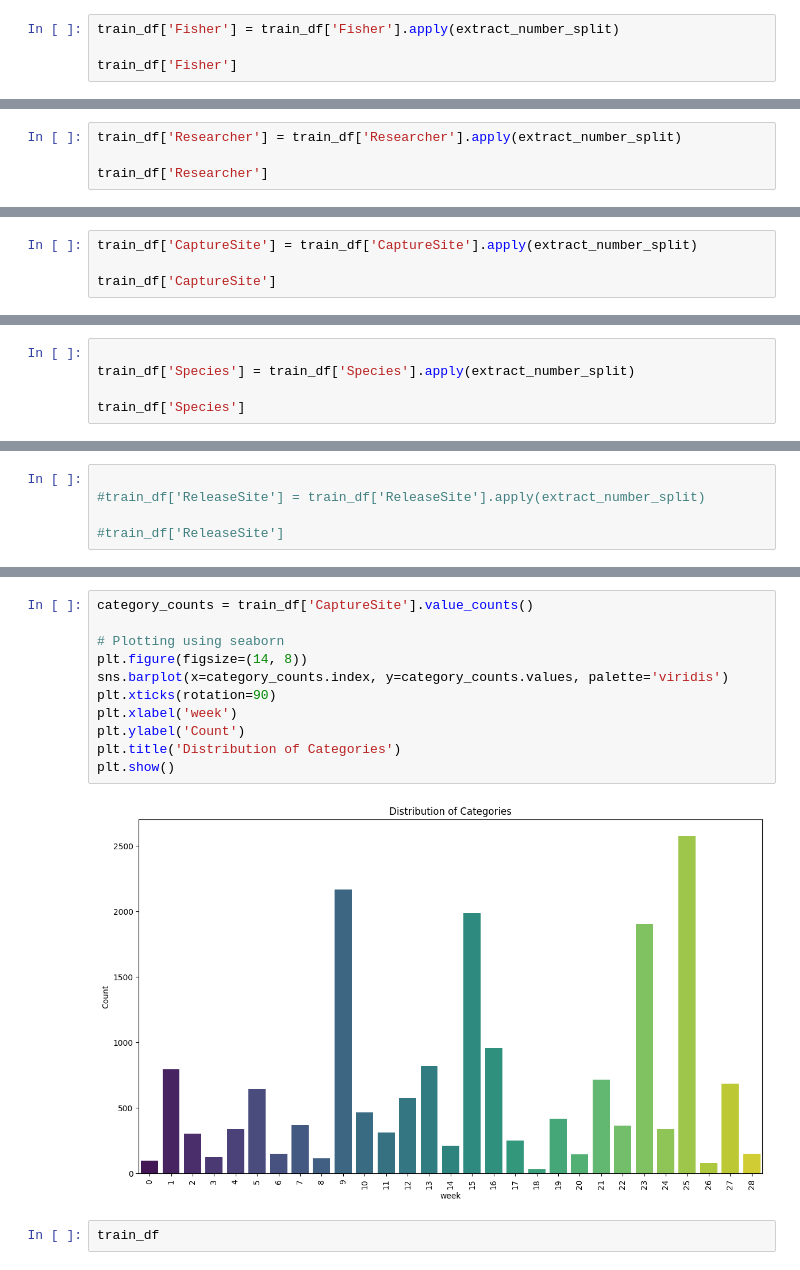
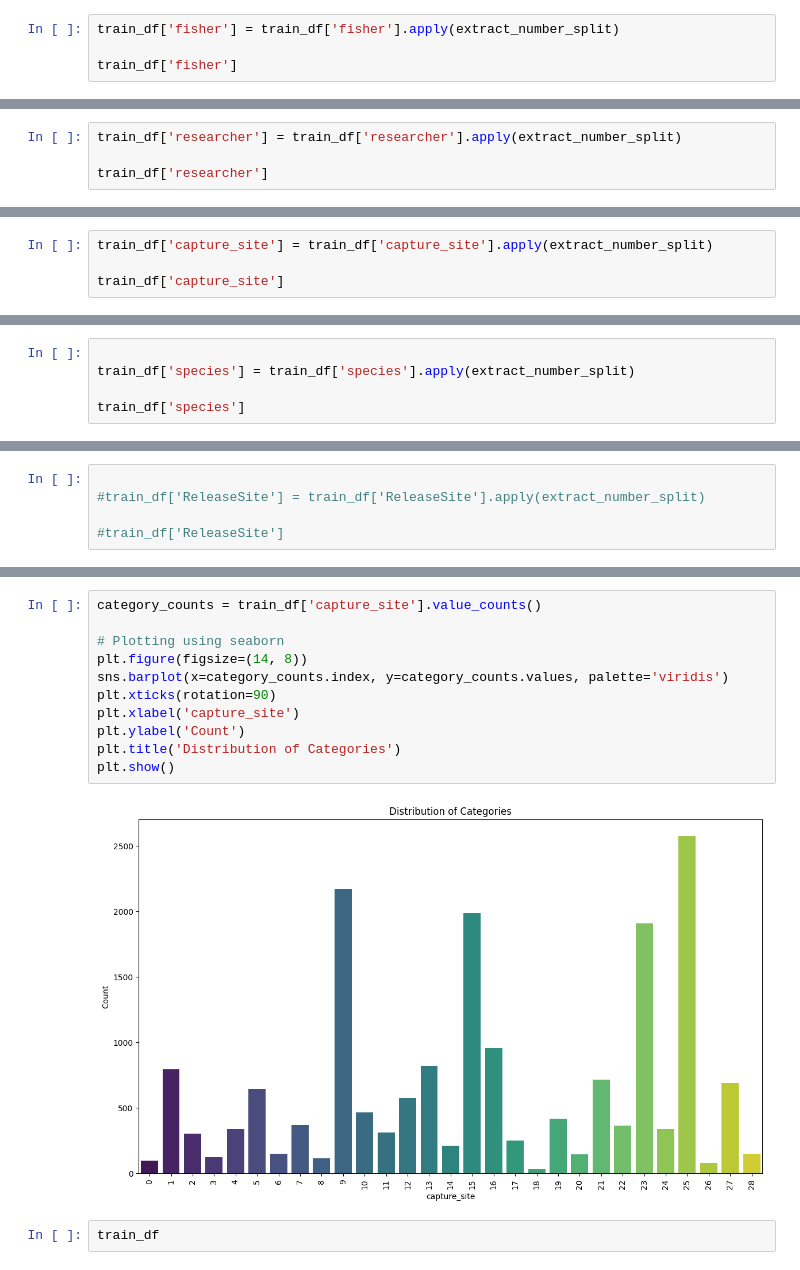
Before and after one commit to mrachelb/turtle-rav, a Jupyter notebook: EDA-Adel-WarmUp.ipynb, the cells around one changed output, grey strips where cells are left out. Cells and saved outputs as stored; diff of their text form.

```diff
--- a/EDA-Adel-WarmUp.ipynb
+++ b/EDA-Adel-WarmUp.ipynb
@@ -128,9 +135,9 @@ extract_number_split('Fischer_5')
 # %% [output]
 5
 # %%
-train_df['Fisher'] = train_df['Fisher'].apply(extract_number_split)
+train_df['fisher'] = train_df['fisher'].apply(extract_number_split)
 
-train_df['Fisher']
+train_df['fisher']
 # %% [output]
 0        1072
 1         520
@@ -147,7 +154,7 @@ Name: Fisher, Length: 18062, dtype: int64
 # %%
-train_df['Researcher'] = train_df['Researcher'].apply(extract_number_split)
+train_df['researcher'] = train_df['researcher'].apply(extract_number_split)
 
-train_df['Researcher']
+train_df['researcher']
 # %% [output]
 0        25
 1         6
@@ -164,7 +171,7 @@ Name: Researcher, Length: 18062, dtype: int64
 # %%
-train_df['CaptureSite'] = train_df['CaptureSite'].apply(extract_number_split)
+train_df['capture_site'] = train_df['capture_site'].apply(extract_number_split)
 
-train_df['CaptureSite']
+train_df['capture_site']
 # %% [output]
 0        0
 1        0
@@ -181,8 +188,8 @@ Name: CaptureSite, Length: 18062, dtype: int64
 # %%
 
-train_df['Species'] = train_df['Species'].apply(extract_number_split)
+train_df['species'] = train_df['species'].apply(extract_number_split)
 
-train_df['Species']
+train_df['species']
 # %% [output]
 0        6
 1        6
@@ -252,18 +276,18 @@ plt.show()
 # %% [output]
 [figure]
 # %%
-category_counts = train_df['CaptureSite'].value_counts()
+category_counts = train_df['capture_site'].value_counts()
 
 # Plotting using seaborn
 plt.figure(figsize=(14, 8))
 sns.barplot(x=category_counts.index, y=category_counts.values, palette='viridis')
 plt.xticks(rotation=90)
-plt.xlabel('week')
+plt.xlabel('capture_site')
 plt.ylabel('Count')
 plt.title('Distribution of Categories')
 plt.show()
 # %% [output]
-[figure, old version]
+[figure, new version]
 # %%
 train_df
 # %%
```
Also changed, not shown: parts of 9 cells of this notebook.
